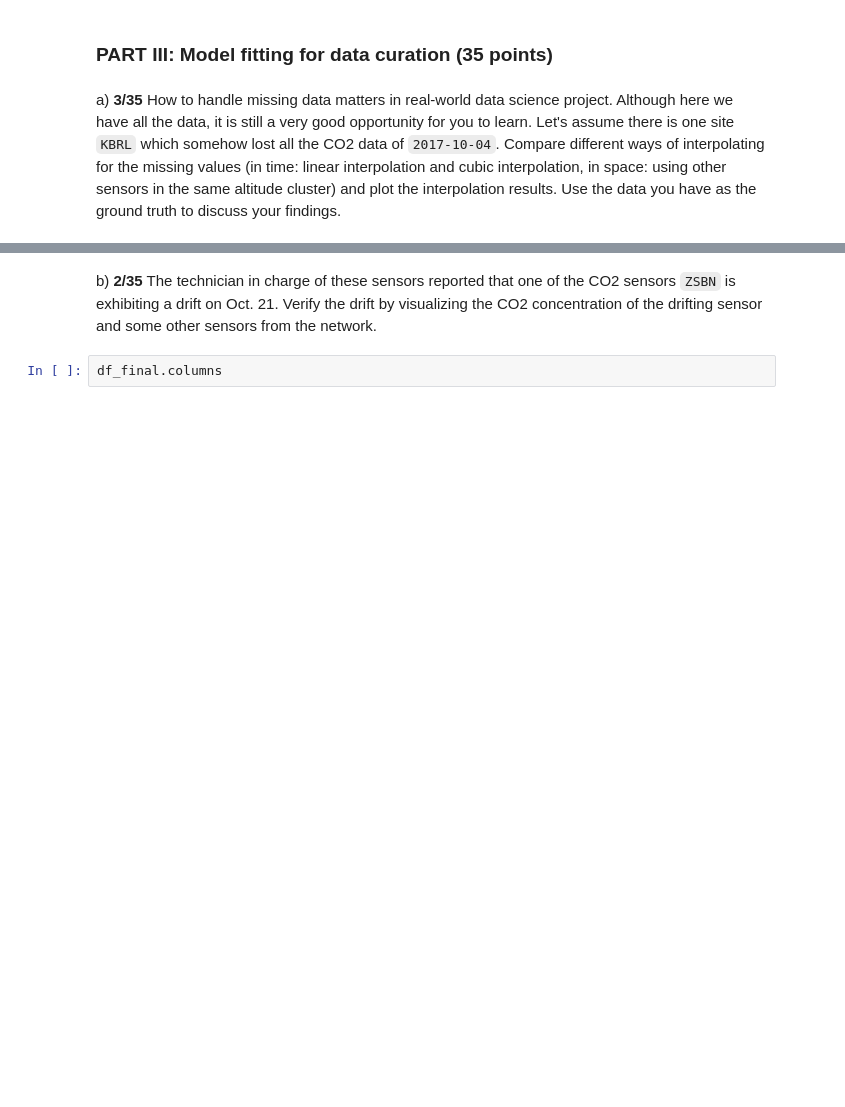
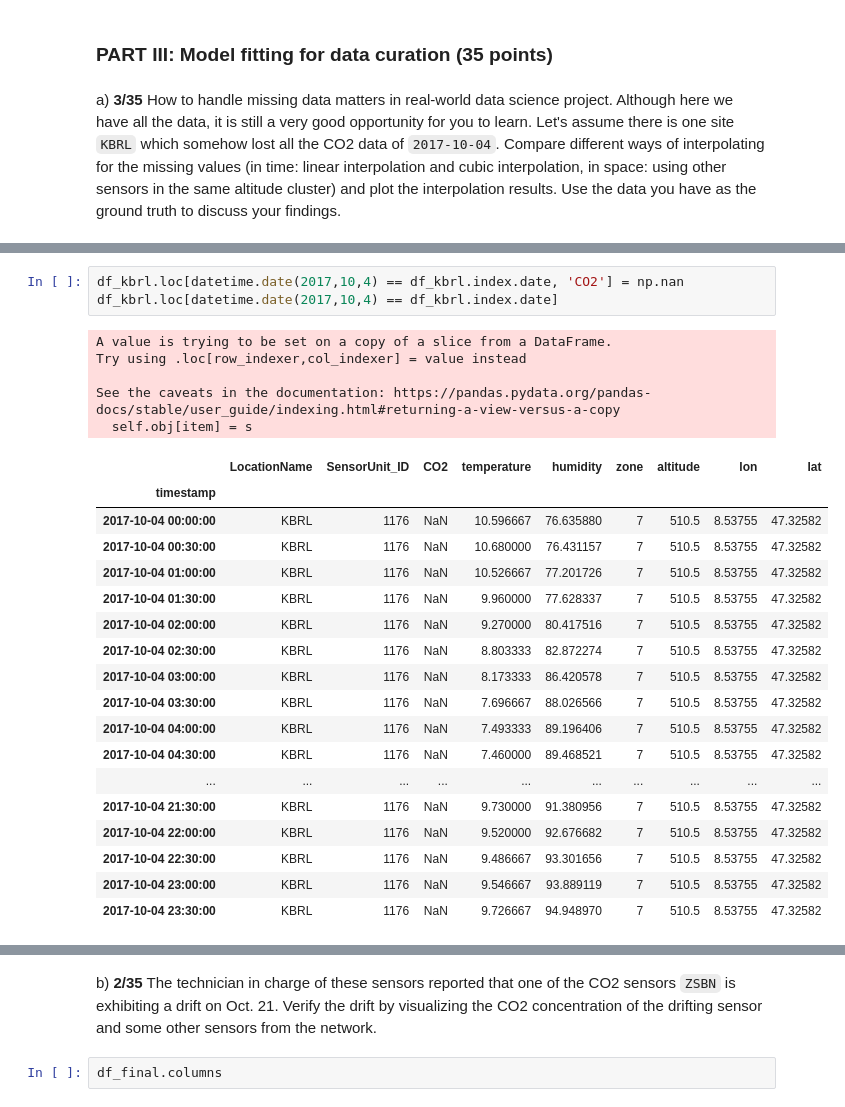
Before and after one commit to FurkanKarakas/dslab-homework-2, a Jupyter notebook: notebooks/DSLab_homework-2.ipynb, the cells around one changed output, grey strips where cells are left out. Cells and saved outputs as stored; diff of their text form; blank space fills up the shorter version.

```diff
--- a/notebooks/DSLab_homework-2.ipynb
+++ b/notebooks/DSLab_homework-2.ipynb
@@ -293,0 +318,27 @@ a) __3/35__ How to handle missing data matters in real-world data science projec
+# %%
+df_kbrl.loc[datetime.date(2017,10,4) == df_kbrl.index.date, 'CO2'] = np.nan
+df_kbrl.loc[datetime.date(2017,10,4) == df_kbrl.index.date]
+# %% [output]
+A value is trying to be set on a copy of a slice from a DataFrame.
+Try using .loc[row_indexer,col_indexer] = value instead
+
+See the caveats in the documentation: https://pandas.pydata.org/pandas-docs/stable/user_guide/indexing.html#returning-a-view-versus-a-copy
+  self.obj[item] = s
+|  | LocationName | SensorUnit_ID | CO2 | temperature | humidity | zone | altitude | lon | lat |
+| timestamp |  |  |  |  |  |  |  |  |  |
+| 2017-10-04 00:00:00 | KBRL | 1176 | NaN | 10.596667 | 76.635880 | 7 | 510.5 | 8.53755 | 47.32582 |
+| 2017-10-04 00:30:00 | KBRL | 1176 | NaN | 10.680000 | 76.431157 | 7 | 510.5 | 8.53755 | 47.32582 |
+| 2017-10-04 01:00:00 | KBRL | 1176 | NaN | 10.526667 | 77.201726 | 7 | 510.5 | 8.53755 | 47.32582 |
+| 2017-10-04 01:30:00 | KBRL | 1176 | NaN | 9.960000 | 77.628337 | 7 | 510.5 | 8.53755 | 47.32582 |
+| 2017-10-04 02:00:00 | KBRL | 1176 | NaN | 9.270000 | 80.417516 | 7 | 510.5 | 8.53755 | 47.32582 |
+| 2017-10-04 02:30:00 | KBRL | 1176 | NaN | 8.803333 | 82.872274 | 7 | 510.5 | 8.53755 | 47.32582 |
+| 2017-10-04 03:00:00 | KBRL | 1176 | NaN | 8.173333 | 86.420578 | 7 | 510.5 | 8.53755 | 47.32582 |
+| 2017-10-04 03:30:00 | KBRL | 1176 | NaN | 7.696667 | 88.026566 | 7 | 510.5 | 8.53755 | 47.32582 |
+| 2017-10-04 04:00:00 | KBRL | 1176 | NaN | 7.493333 | 89.196406 | 7 | 510.5 | 8.53755 | 47.32582 |
+| 2017-10-04 04:30:00 | KBRL | 1176 | NaN | 7.460000 | 89.468521 | 7 | 510.5 | 8.53755 | 47.32582 |
+| ... | ... | ... | ... | ... | ... | ... | ... | ... | ... |
+| 2017-10-04 21:30:00 | KBRL | 1176 | NaN | 9.730000 | 91.380956 | 7 | 510.5 | 8.53755 | 47.32582 |
+| 2017-10-04 22:00:00 | KBRL | 1176 | NaN | 9.520000 | 92.676682 | 7 | 510.5 | 8.53755 | 47.32582 |
+| 2017-10-04 22:30:00 | KBRL | 1176 | NaN | 9.486667 | 93.301656 | 7 | 510.5 | 8.53755 | 47.32582 |
+| 2017-10-04 23:00:00 | KBRL | 1176 | NaN | 9.546667 | 93.889119 | 7 | 510.5 | 8.53755 | 47.32582 |
+| 2017-10-04 23:30:00 | KBRL | 1176 | NaN | 9.726667 | 94.948970 | 7 | 510.5 | 8.53755 | 47.32582 |
```
Also changed, not shown: parts of 4 cells of this notebook.
